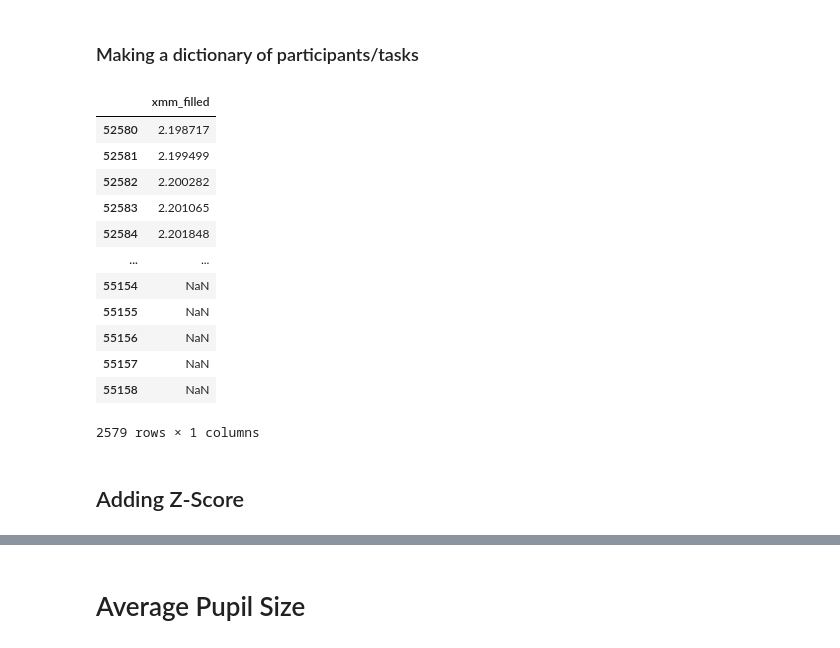
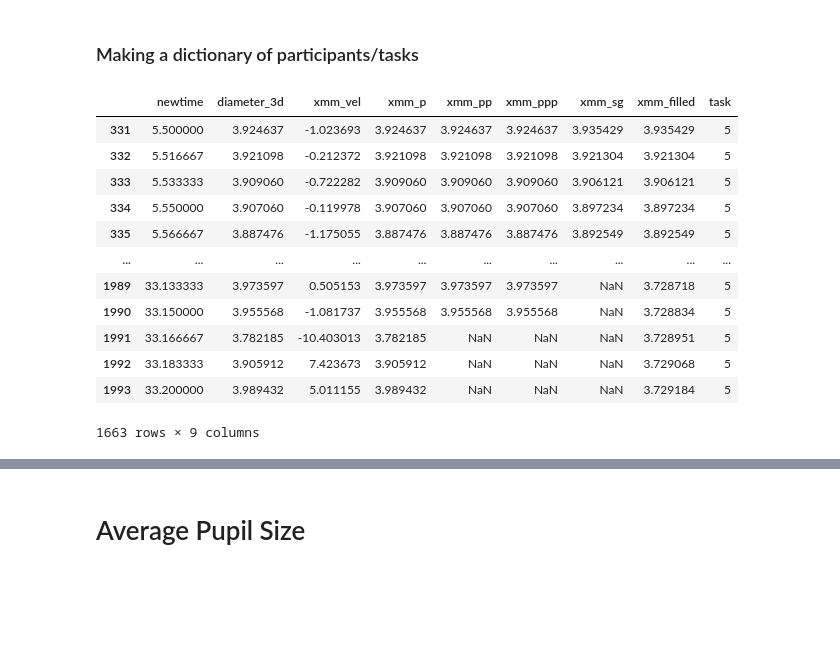
Before and after one commit to wnetzel/Pilot-Study, a Jupyter notebook: Notebooks/Pupils.ipynb, the cells around one changed output, grey strips where cells are left out. Cells and saved outputs as stored; diff of their text form; code cells hidden in the pictures; blank space fills up the shorter version.

```diff
--- a/Notebooks/Pupils.ipynb
+++ b/Notebooks/Pupils.ipynb
@@ -149,20 +149,18 @@ for t in range(12):
     dataframes['P3'][task] = P3[t]
     dataframes['P4'][task] = P4[t]
 # %%
-dataframes['P4']['task1']
+dataframes['P1']['task5']
 # %% [output]
-|  | xmm_filled |
-| 52580 | 2.198717 |
-| 52581 | 2.199499 |
-| 52582 | 2.200282 |
-| 52583 | 2.201065 |
-| 52584 | 2.201848 |
-| ... | ... |
-| 55154 | NaN |
-| 55155 | NaN |
-| 55156 | NaN |
-| 55157 | NaN |
-| 55158 | NaN |
+|  | newtime | diameter_3d | xmm_vel | xmm_p | xmm_pp | xmm_ppp | xmm_sg | xmm_filled | task |
+| 331 | 5.500000 | 3.924637 | -1.023693 | 3.924637 | 3.924637 | 3.924637 | 3.935429 | 3.935429 | 5 |
+| 332 | 5.516667 | 3.921098 | -0.212372 | 3.921098 | 3.921098 | 3.921098 | 3.921304 | 3.921304 | 5 |
+| 333 | 5.533333 | 3.909060 | -0.722282 | 3.909060 | 3.909060 | 3.909060 | 3.906121 | 3.906121 | 5 |
+| 334 | 5.550000 | 3.907060 | -0.119978 | 3.907060 | 3.907060 | 3.907060 | 3.897234 | 3.897234 | 5 |
+| 335 | 5.566667 | 3.887476 | -1.175055 | 3.887476 | 3.887476 | 3.887476 | 3.892549 | 3.892549 | 5 |
+| ... | ... | ... | ... | ... | ... | ... | ... | ... | ... |
+| 1989 | 33.133333 | 3.973597 | 0.505153 | 3.973597 | 3.973597 | 3.973597 | NaN | 3.728718 | 5 |
+| 1990 | 33.150000 | 3.955568 | -1.081737 | 3.955568 | 3.955568 | 3.955568 | NaN | 3.728834 | 5 |
+| 1991 | 33.166667 | 3.782185 | -10.403013 | 3.782185 | NaN | NaN | NaN | 3.728951 | 5 |
+| 1992 | 33.183333 | 3.905912 | 7.423673 | 3.905912 | NaN | NaN | NaN | 3.729068 | 5 |
+| 1993 | 33.200000 | 3.989432 | 5.011155 | 3.989432 | NaN | NaN | NaN | 3.729184 | 5 |
-2579 rows × 1 columns
+1663 rows × 9 columns
-# %% [markdown]
-## Adding Z-Score
```
Also changed, not shown: parts of 26 cells of this notebook.
